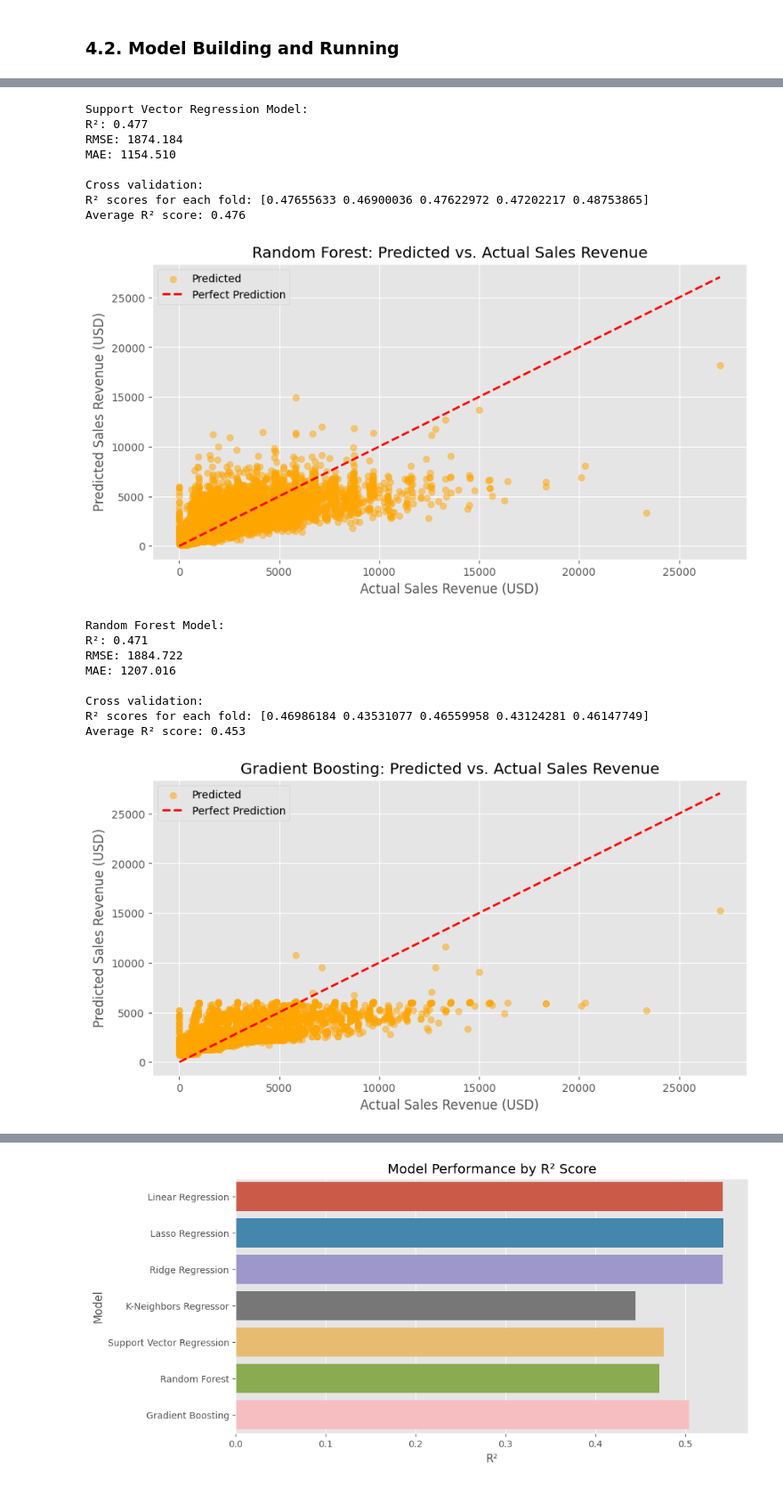
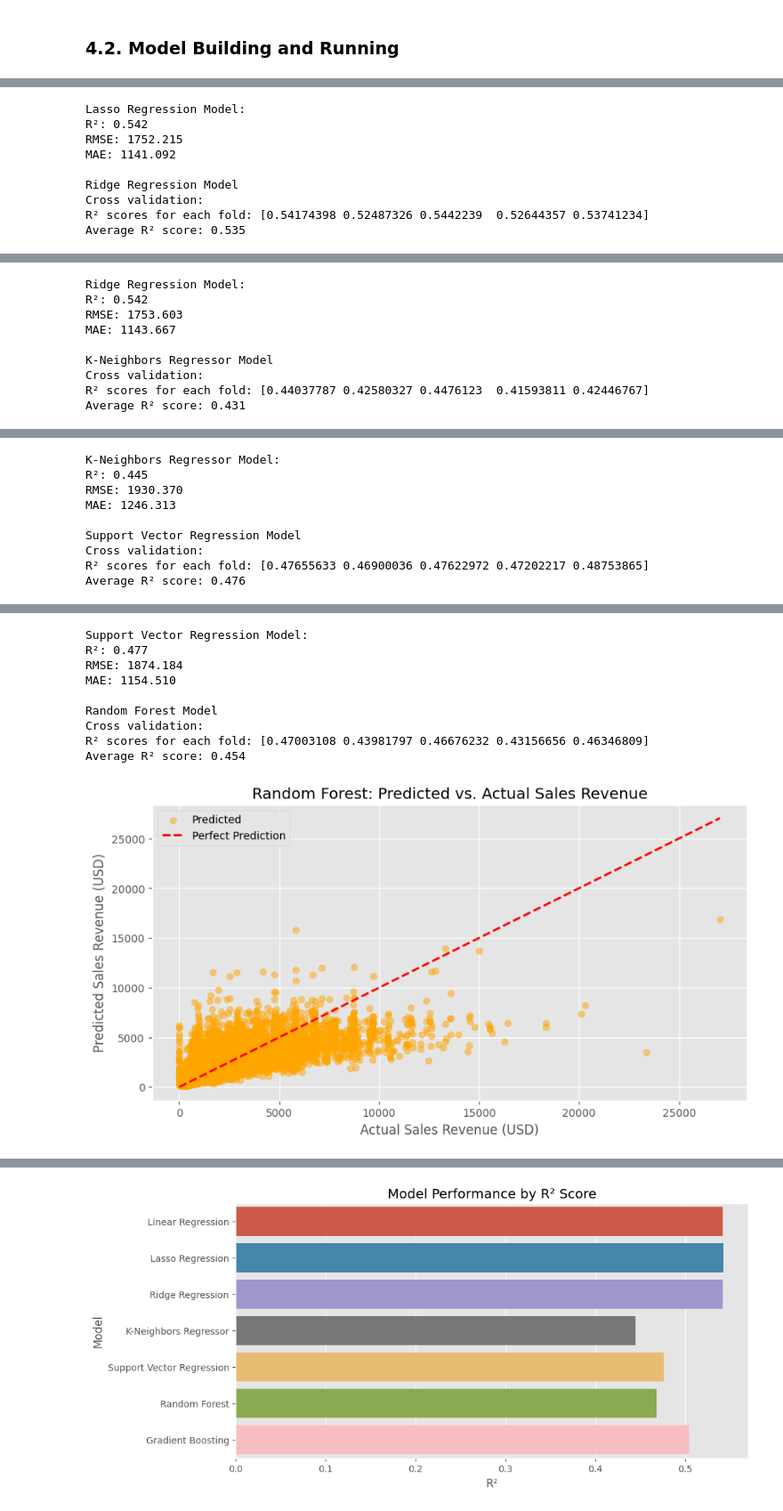
Before and after one commit to ltiongl/data-analytics-portfolio-projects, a Jupyter notebook: retail-sales/retail_sales.ipynb, the cells around one changed output, grey strips where cells are left out. Shown at 89% size. Drawn from its saved outputs; the diff is of its cells as text; code cells hidden in the pictures.

```diff
--- a/retail-sales/retail_sales.ipynb
+++ b/retail-sales/retail_sales.ipynb
@@ -326,7 +327,7 @@ preprocessor = ColumnTransformer (
 
 results = []
 
-def evaluate_model(model, X_train, y_train, X_test, y_test, model_name):
+def train_and_evaluate_model(preprocessor, model, X_train, y_train, X_test, y_test, model_name):
     pipeline = Pipeline(steps=[('preprocessor', preprocessor), ('model', model)])
 
     # Train data
@@ -361,7 +362,7 @@ def evaluate_model(model, X_train, y_train, X_test, y_test, model_name):
 # %%
 # Define cross validation function for data modeling
 
-def cross_validate_model(model, X, y, model_name):
+def cross_validate_model(preprocessor, model, X, y, model_name):
     pipeline = Pipeline(steps=[('preprocessor', preprocessor), ('model', model)])
 
     # Initialize k-fold cross-validation
@@ -371,6 +372,7 @@ def cross_validate_model(model, X, y, model_name):
     scores_r2 = cross_val_score(pipeline, X, y, cv=kf, scoring='r2')
 
     # Print the results
+    print(f"{model_name} Model")
     print(f'Cross validation:')
     print(f"R² scores for each fold: {scores_r2}")
     print(f"Average R² score: {np.mean(scores_r2):.3f}")
@@ -389,8 +391,8 @@ models = {
 # %%
 # Evaluate the models
 for model_name, model in models.items():
-    evaluate_model(model, X_train, y_train, X_test, y_test, model_name)
-    cross_validate_model(model, X, y, model_name)
+    cross_validate_model(preprocessor, model, X, y, model_name)
+    train_and_evaluate_model(preprocessor, model, X_train, y_train, X_test, y_test, model_name)
 
 # Save results to DataFrame
 df_results = pd.DataFrame(results)
@@ -416 +415,10 @@ Average R² score: 0.536
+Lasso Regression Model:
+R²: 0.542
+RMSE: 1752.215
+MAE: 1141.092
+
+Ridge Regression Model
+Cross validation:
+R² scores for each fold: [0.54174398 0.52487326 0.5442239  0.52644357 0.53741234]
+Average R² score: 0.535
 [figure]
@@ -425 +425,10 @@ Average R² score: 0.535
+Ridge Regression Model:
+R²: 0.542
+RMSE: 1753.603
+MAE: 1143.667
+
+K-Neighbors Regressor Model
+Cross validation:
+R² scores for each fold: [0.44037787 0.42580327 0.4476123  0.41593811 0.42446767]
+Average R² score: 0.431
 [figure]
@@ -434,19 +435,20 @@ Average R² score: 0.431
+K-Neighbors Regressor Model:
+R²: 0.445
+RMSE: 1930.370
+MAE: 1246.313
+
+Support Vector Regression Model
+Cross validation:
+R² scores for each fold: [0.47655633 0.46900036 0.47622972 0.47202217 0.48753865]
+Average R² score: 0.476
 [figure]
-Support Vector Regression Model:
-R²: 0.477
-RMSE: 1874.184
-MAE: 1154.510
-
-Cross validation:
-R² scores for each fold: [0.47655633 0.46900036 0.47622972 0.47202217 0.48753865]
-Average R² score: 0.476
+Support Vector Regression Model:
+R²: 0.477
+RMSE: 1874.184
+MAE: 1154.510
+
+Random Forest Model
+Cross validation:
+R² scores for each fold: [0.47003108 0.43981797 0.46676232 0.43156656 0.46346809]
+Average R² score: 0.454
-[figure, old version]
+[figure, new version]
-Random Forest Model:
-R²: 0.471
-RMSE: 1884.722
-MAE: 1207.016
-
-Cross validation:
-R² scores for each fold: [0.46986184 0.43531077 0.46559958 0.43124281 0.46147749]
-Average R² score: 0.453
-[figure, removed]
```
Also changed, not shown: parts of 2 cells of this notebook.
